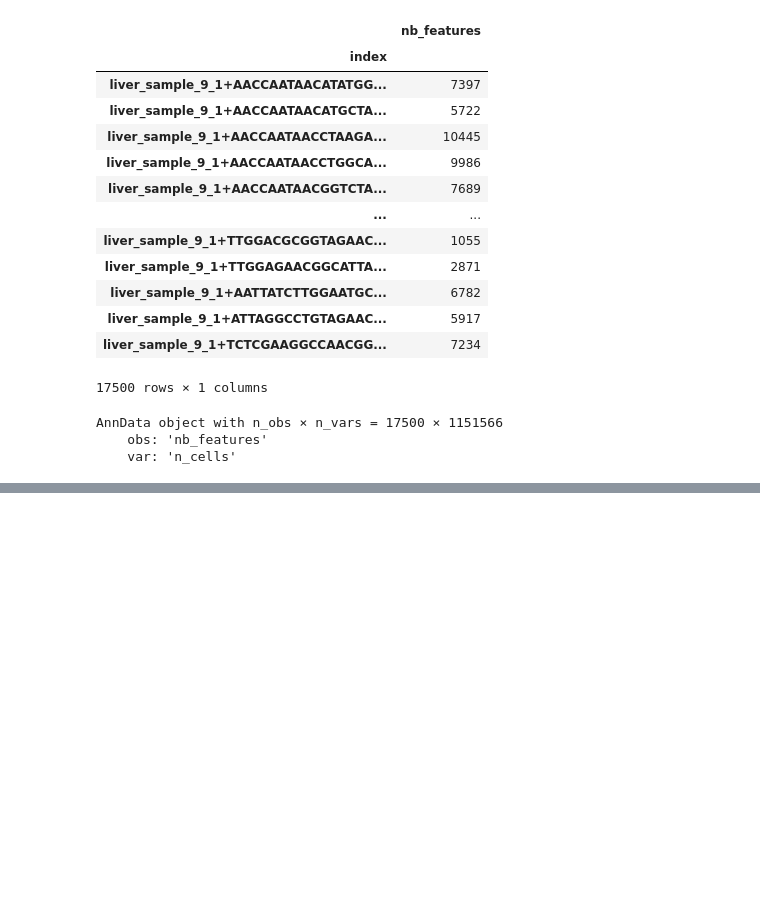
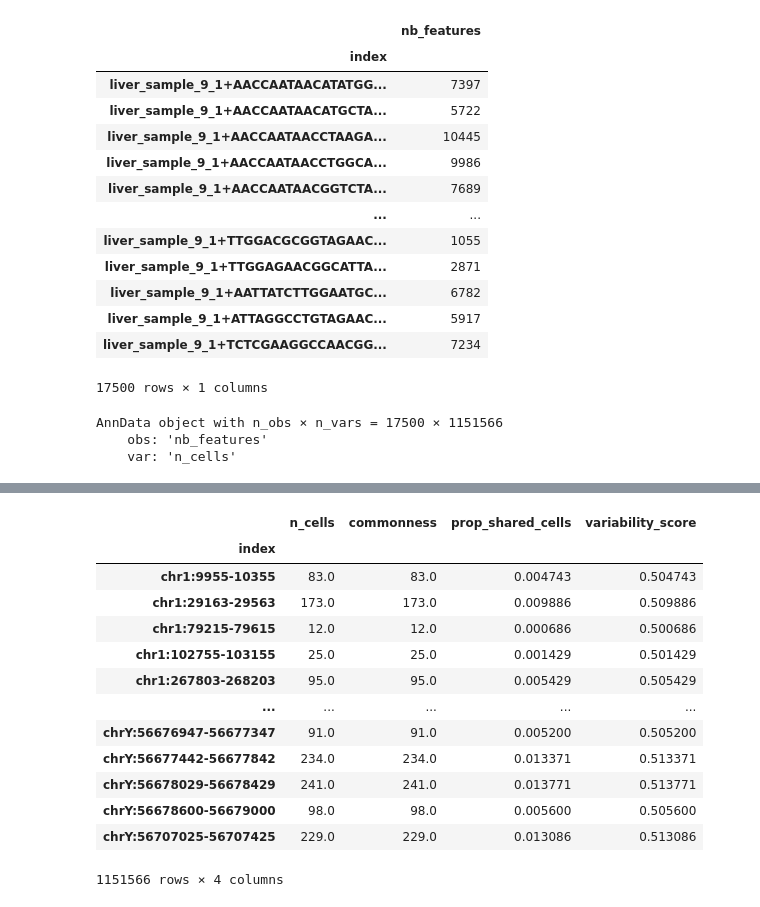
Before and after one commit to loosolab/Datenanalyse-2021, a Jupyter notebook: wp1/preprocessing/preprocessing.ipynb, the cells around one changed output, grey strips where cells are left out. Saved outputs shown, nothing was run; the diff lists cells and outputs as text; code cells hidden in the pictures; blank space fills up the shorter version.

```diff
--- a/wp1/preprocessing/preprocessing.ipynb
+++ b/wp1/preprocessing/preprocessing.ipynb
@@ -114,0 +154,17 @@ AnnData object with n_obs × n_vars = 17500 × 1151566
+# %%
+adata.var
+# %% [output]
+|  | n_cells | commonness | prop_shared_cells | variability_score |
+| index |  |  |  |  |
+| chr1:9955-10355 | 83.0 | 83.0 | 0.004743 | 0.504743 |
+| chr1:29163-29563 | 173.0 | 173.0 | 0.009886 | 0.509886 |
+| chr1:79215-79615 | 12.0 | 12.0 | 0.000686 | 0.500686 |
+| chr1:102755-103155 | 25.0 | 25.0 | 0.001429 | 0.501429 |
+| chr1:267803-268203 | 95.0 | 95.0 | 0.005429 | 0.505429 |
+| ... | ... | ... | ... | ... |
+| chrY:56676947-56677347 | 91.0 | 91.0 | 0.005200 | 0.505200 |
+| chrY:56677442-56677842 | 234.0 | 234.0 | 0.013371 | 0.513371 |
+| chrY:56678029-56678429 | 241.0 | 241.0 | 0.013771 | 0.513771 |
+| chrY:56678600-56679000 | 98.0 | 98.0 | 0.005600 | 0.505600 |
+| chrY:56707025-56707425 | 229.0 | 229.0 | 0.013086 | 0.513086 |
+1151566 rows × 4 columns
```
Also changed, not shown: parts of 32 cells of this notebook.
